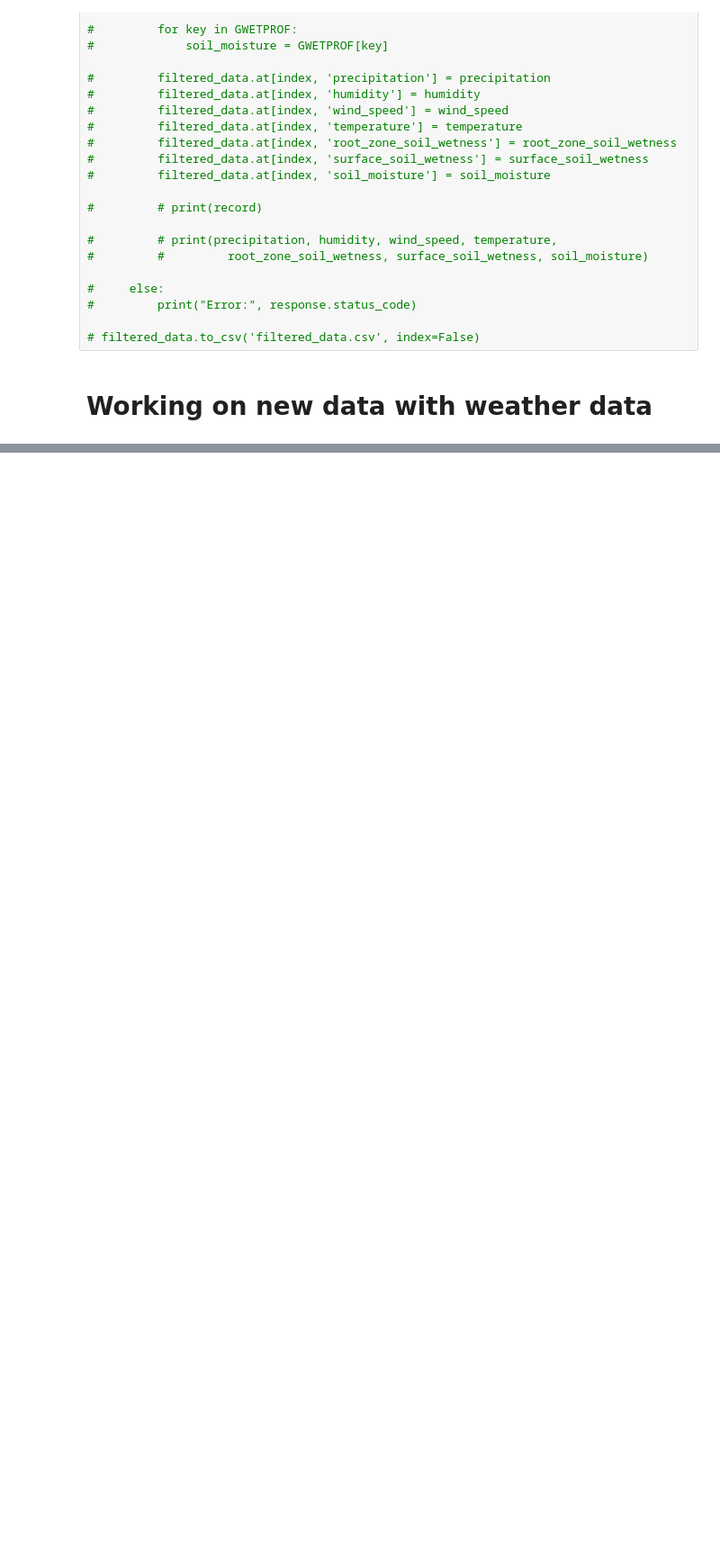
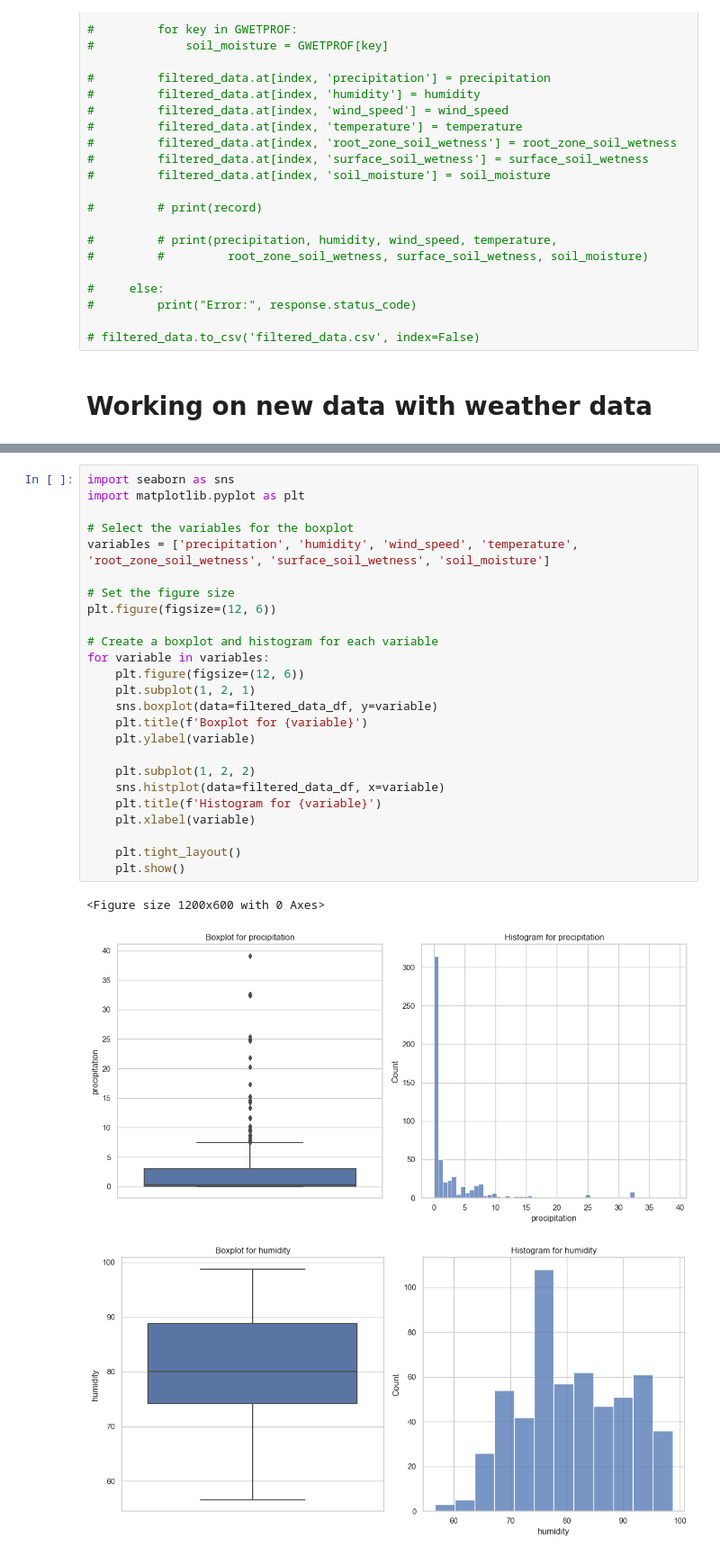
Before and after one commit to ITWSDataScience/Predicting_Invasive_Species_Outbreak_Using_Environment_Data_Group7_Fall2023, a Jupyter notebook: Common_Reed_Analysis.ipynb, the cells around one changed output, grey strips where cells are left out. Shown at 90% size. Drawn from its saved outputs; the diff is of its cells as text; blank space fills up the shorter version.

```diff
--- a/Common_Reed_Analysis.ipynb
+++ b/Common_Reed_Analysis.ipynb
@@ -294,3 +294,32 @@ Data columns (total 15 columns):
  14  soil_moisture           611 non-null    float64
 dtypes: float64(10), int64(2), object(3)
 memory usage: 71.7+ KB
+# %%
+import seaborn as sns
+import matplotlib.pyplot as plt
+
+# Select the variables for the boxplot
+variables = ['precipitation', 'humidity', 'wind_speed', 'temperature', 'root_zone_soil_wetness', 'surface_soil_wetness', 'soil_moisture']
+
+# Set the figure size
+plt.figure(figsize=(12, 6))
+
+# Create a boxplot and histogram for each variable
+for variable in variables:
+    plt.figure(figsize=(12, 6))
+    plt.subplot(1, 2, 1)
+    sns.boxplot(data=filtered_data_df, y=variable)
+    plt.title(f'Boxplot for {variable}')
+    plt.ylabel(variable)
+
+    plt.subplot(1, 2, 2)
+    sns.histplot(data=filtered_data_df, x=variable)
+    plt.title(f'Histogram for {variable}')
+    plt.xlabel(variable)
+
+    plt.tight_layout()
+    plt.show()
+# %% [output]
+<Figure size 1200x600 with 0 Axes>
+[figure, added]
+[figure, added]
```
Also changed, not shown: parts of 5 cells of this notebook.
